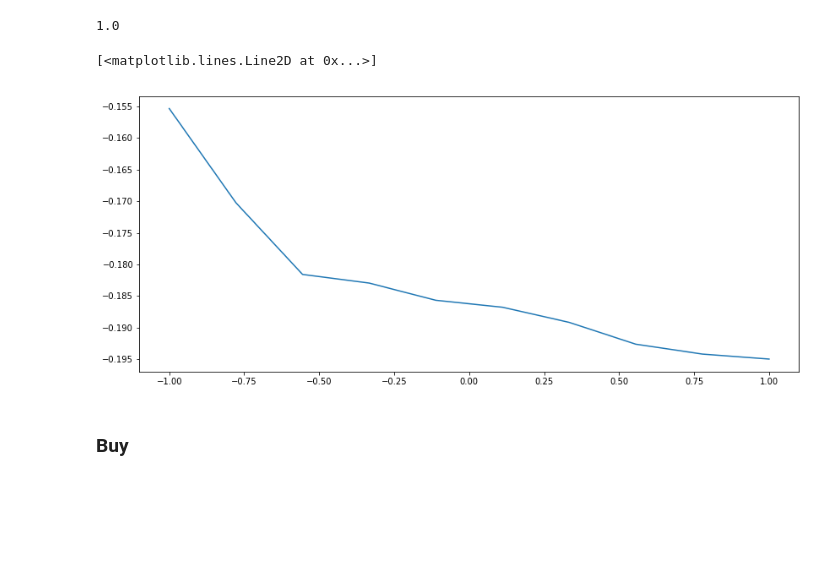
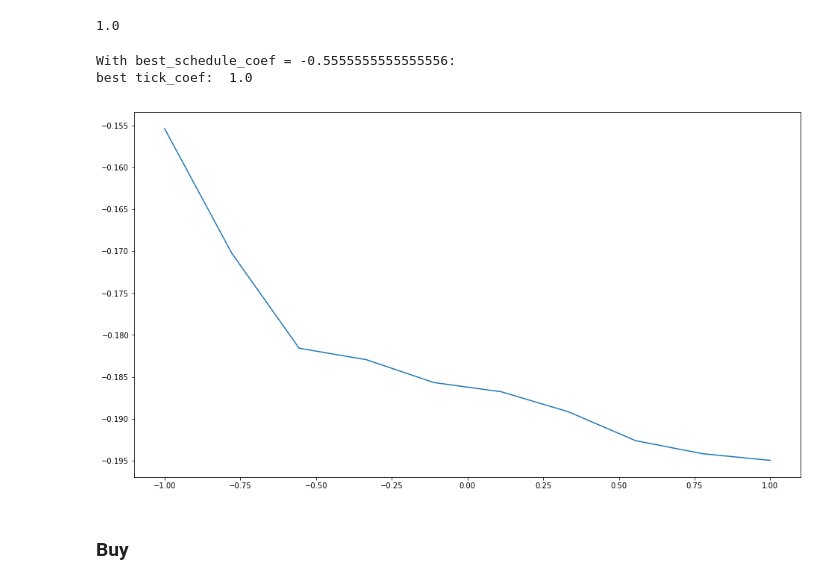
Before and after one commit to GenesisXYL/AlgoTrading, a Jupyter notebook: VWAP_Execution.ipynb, the cells around one changed output. Saved outputs shown, nothing was run; the diff lists cells and outputs as text; code cells hidden in the pictures; blank space fills up the shorter version.

```diff
--- a/VWAP_Execution.ipynb
+++ b/VWAP_Execution.ipynb
@@ -103,5 +107,12 @@ file = open("schudule_coefs_s.p",'rb')
 schedule_coefs = pickle.load(file)
 file.close()
 
+file = open("schudule_coefs_s_best.p",'rb')
+best_schedule_coef = pickle.load(file)
+file.close()
+
 plt.plot(schedule_coefs, avg_slipperage)
+
+print("With tick_coef = 0:")
+print("best_schedule_coef: ", best_schedule_coef)
 # %% [output]
@@ -168,5 +180,12 @@ file = open("schudule_coefs_b.p",'rb')
 schedule_coefs = pickle.load(file)
 file.close()
 
+file = open("schudule_coefs_b_best.p",'rb')
+best_schedule_coef = pickle.load(file)
+file.close()
+
 plt.plot(schedule_coefs, avg_slipperage)
+
+print("With tick_coef = 0:")
+print("best_schedule_coef: ", best_schedule_coef)
 # %% [output]
@@ -233,16 +253,28 @@ pickle.dump(best_tick_coef, open("tick_coefs_s_best.p", "wb" ))
 # %%
 file = open("tick_coefs_avg_slipperage_s.p",'rb')
 avg_slipperage = pickle.load(file)
 file.close()
 
 file = open("tick_coefs_s.p",'rb')
 tick_coefs = pickle.load(file)
 file.close()
 
+file = open("tick_coefs_s_best.p",'rb')
+best_tick_coef = pickle.load(file)
+file.close()
+
+file = open("schudule_coefs_s_best.p",'rb')
+best_schedule_coef = pickle.load(file)
+file.close()
+
 plt.plot(tick_coefs, avg_slipperage)
+
+print("With best_schedule_coef = {}:".format(best_schedule_coef))
+print("best tick_coef: ", best_tick_coef)
 # %% [output]
-[<matplotlib.lines.Line2D at 0x...>]
+With best_schedule_coef = -0.5555555555555556:
+best tick_coef:  1.0
-[figure, old version]
+[figure, new version]
 # %% [markdown]
 ### Buy
 # %%
```
Also changed, not shown: parts of 9 cells of this notebook.
